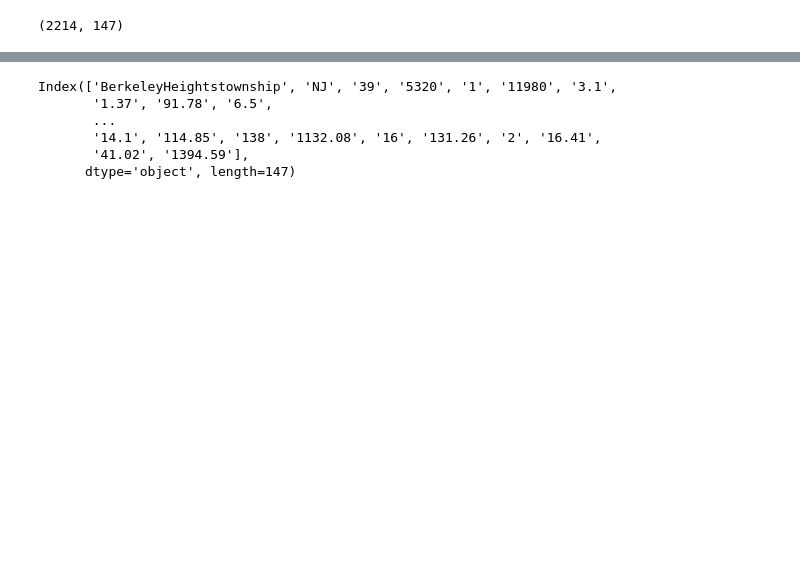
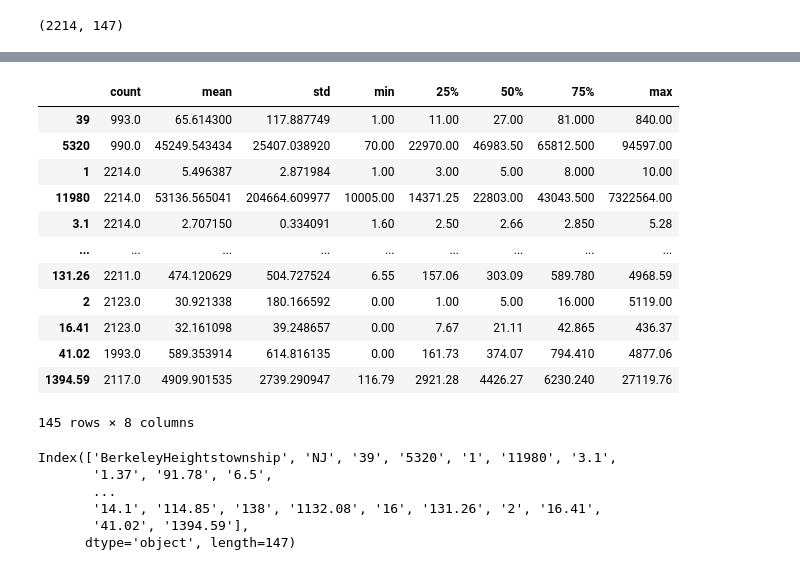
Before and after one commit to claudegares/ProyectoFinal-CG, a Jupyter notebook: Proyecto-septiembre.ipynb, the cells around one changed output, grey strips where cells are left out. Saved outputs shown, nothing was run; the diff lists cells and outputs as text; code cells hidden in the pictures; blank space fills up the shorter version.

```diff
--- a/Proyecto-septiembre.ipynb
+++ b/Proyecto-septiembre.ipynb
@@ -61,3 +61,19 @@ df.describe()
+# %%
+df.describe().T
+# %% [output]
+|  | count | mean | std | min | 25% | 50% | 75% | max |
+| 39 | 993.0 | 65.614300 | 117.887749 | 1.00 | 11.00 | 27.00 | 81.000 | 840.00 |
+| 5320 | 990.0 | 45249.543434 | 25407.038920 | 70.00 | 22970.00 | 46983.50 | 65812.500 | 94597.00 |
+| 1 | 2214.0 | 5.496387 | 2.871984 | 1.00 | 3.00 | 5.00 | 8.000 | 10.00 |
+| 11980 | 2214.0 | 53136.565041 | 204664.609977 | 10005.00 | 14371.25 | 22803.00 | 43043.500 | 7322564.00 |
+| 3.1 | 2214.0 | 2.707150 | 0.334091 | 1.60 | 2.50 | 2.66 | 2.850 | 5.28 |
+| ... | ... | ... | ... | ... | ... | ... | ... | ... |
+| 131.26 | 2211.0 | 474.120629 | 504.727524 | 6.55 | 157.06 | 303.09 | 589.780 | 4968.59 |
+| 2 | 2123.0 | 30.921338 | 180.166592 | 0.00 | 1.00 | 5.00 | 16.000 | 5119.00 |
+| 16.41 | 2123.0 | 32.161098 | 39.248657 | 0.00 | 7.67 | 21.11 | 42.865 | 436.37 |
+| 41.02 | 1993.0 | 589.353914 | 614.816135 | 0.00 | 161.73 | 374.07 | 794.410 | 4877.06 |
+| 1394.59 | 2117.0 | 4909.901535 | 2739.290947 | 116.79 | 2921.28 | 4426.27 | 6230.240 | 27119.76 |
+145 rows × 8 columns
 # %%
 ### 03 - Limpieza, manipulación de datos, estadísticas descriptivas
 # %%
```
Also changed, not shown: parts of 6 cells of this notebook.
